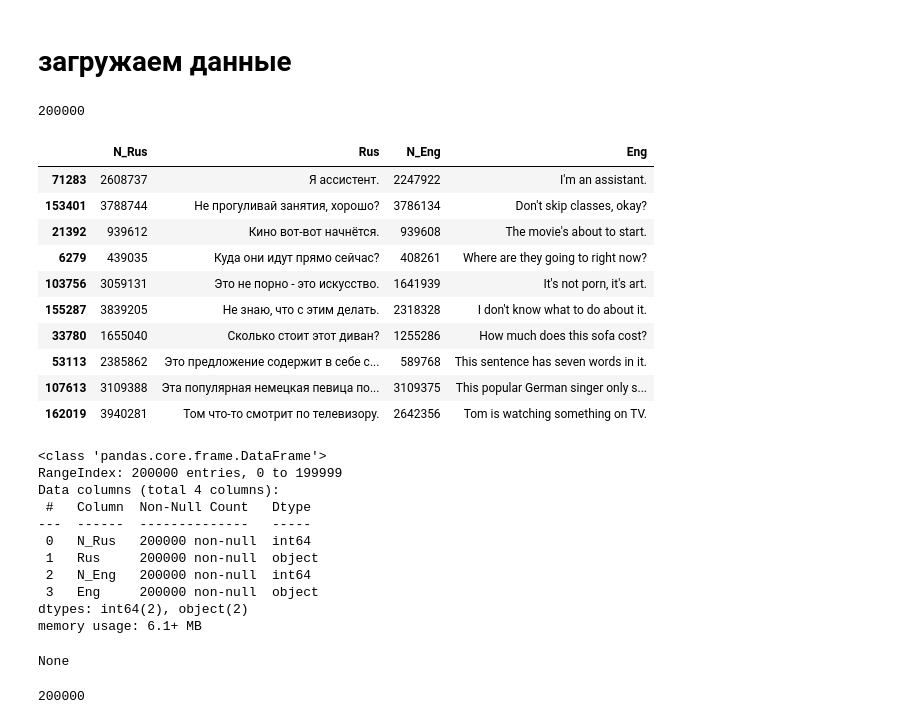
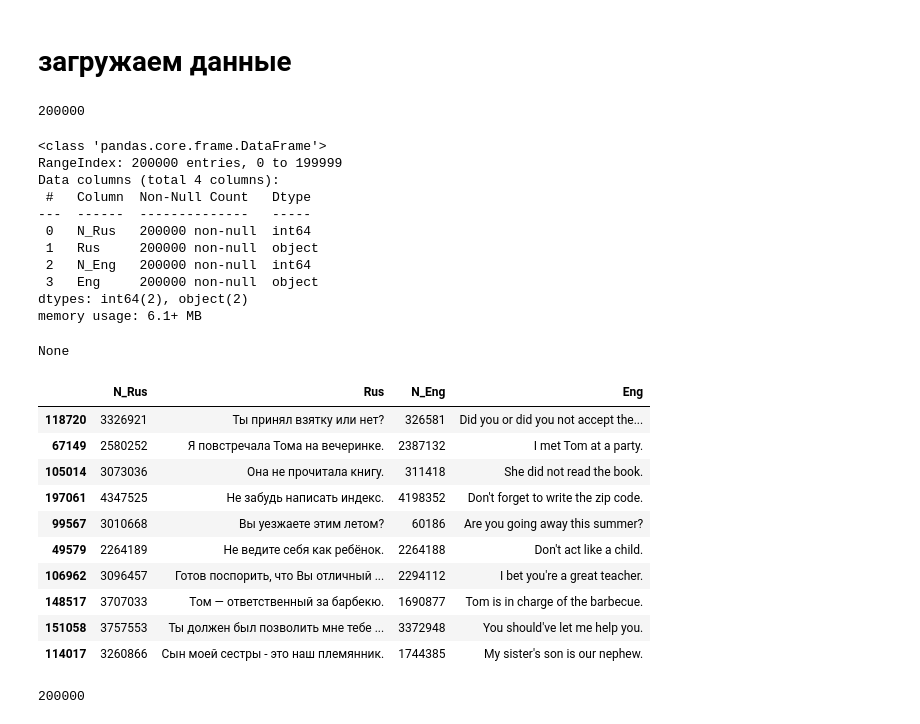
Before and after one commit to mechanoid5/ml_nlp_2024_I, a Jupyter notebook: examples/07-lang-model-rnn/03-seq2seq.ipynb, the cells around one changed output. Saved outputs shown, nothing was run; the diff lists cells and outputs as text; code cells hidden in the pictures.

```diff
--- a/examples/07-lang-model-rnn/03-seq2seq.ipynb
+++ b/examples/07-lang-model-rnn/03-seq2seq.ipynb
@@ -37,33 +39,31 @@ np.set_printoptions(precision=2)
 # %%
-df = pd.read_pickle('data/data.pkl.gz')
+# df = pd.read_pickle('data/data.pkl.gz')
+df = pd.read_pickle('tmp/data/rus-eng-small.pkl.gz')
+display(len(df))
+display(df.info())
+display(df.sample(10))
+# %% [output]
+200000
+<class 'pandas.core.frame.DataFrame'>
+RangeIndex: 200000 entries, 0 to 199999
+Data columns (total 4 columns):
+ #   Column  Non-Null Count   Dtype
+---  ------  --------------   -----
+ 0   N_Rus   200000 non-null  int64
+ 1   Rus     200000 non-null  object
+ 2   N_Eng   200000 non-null  int64
+ 3   Eng     200000 non-null  object
+dtypes: int64(2), object(2)
+memory usage: 6.1+ MB
+None
+|  | N_Rus | Rus | N_Eng | Eng |
+| 118720 | 3326921 | Ты принял взятку или нет? | 326581 | Did you or did you not accept the... |
+| 67149 | 2580252 | Я повстречала Тома на вечеринке. | 2387132 | I met Tom at a party. |
+| 105014 | 3073036 | Она не прочитала книгу. | 311418 | She did not read the book. |
+| 197061 | 4347525 | Не забудь написать индекс. | 4198352 | Don't forget to write the zip code. |
+| 99567 | 3010668 | Вы уезжаете этим летом? | 60186 | Are you going away this summer? |
+| 49579 | 2264189 | Не ведите себя как ребёнок. | 2264188 | Don't act like a child. |
+| 106962 | 3096457 | Готов поспорить, что Вы отличный ... | 2294112 | I bet you're a great teacher. |
+| 148517 | 3707033 | Том — ответственный за барбекю. | 1690877 | Tom is in charge of the barbecue. |
+| 151058 | 3757553 | Ты должен был позволить мне тебе ... | 3372948 | You should've let me help you. |
+| 114017 | 3260866 | Сын моей сестры - это наш племянник. | 1744385 | My sister's son is our nephew. |
-# %%
-display(len(df))
-display(df.sample(10))
-# %% [output]
-200000
-|  | N_Rus | Rus | N_Eng | Eng |
-| 71283 | 2608737 | Я ассистент. | 2247922 | I'm an assistant. |
-| 153401 | 3788744 | Не прогуливай занятия, хорошо? | 3786134 | Don't skip classes, okay? |
-| 21392 | 939612 | Кино вот-вот начнётся. | 939608 | The movie's about to start. |
-| 6279 | 439035 | Куда они идут прямо сейчас? | 408261 | Where are they going to right now? |
-| 103756 | 3059131 | Это не порно - это искусство. | 1641939 | It's not porn, it's art. |
-| 155287 | 3839205 | Не знаю, что с этим делать. | 2318328 | I don't know what to do about it. |
-| 33780 | 1655040 | Сколько стоит этот диван? | 1255286 | How much does this sofa cost? |
-| 53113 | 2385862 | Это предложение содержит в себе с... | 589768 | This sentence has seven words in it. |
-| 107613 | 3109388 | Эта популярная немецкая певица по... | 3109375 | This popular German singer only s... |
-| 162019 | 3940281 | Том что-то смотрит по телевизору. | 2642356 | Tom is watching something on TV. |
-# %%
-display( df.info() )
-# %% [output]
-<class 'pandas.core.frame.DataFrame'>
-RangeIndex: 200000 entries, 0 to 199999
-Data columns (total 4 columns):
- #   Column  Non-Null Count   Dtype
----  ------  --------------   -----
- 0   N_Rus   200000 non-null  int64
- 1   Rus     200000 non-null  object
- 2   N_Eng   200000 non-null  int64
- 3   Eng     200000 non-null  object
-dtypes: int64(2), object(2)
-memory usage: 6.1+ MB
-None
```
Also changed, not shown: parts of 16 cells of this notebook, 1 other file.
